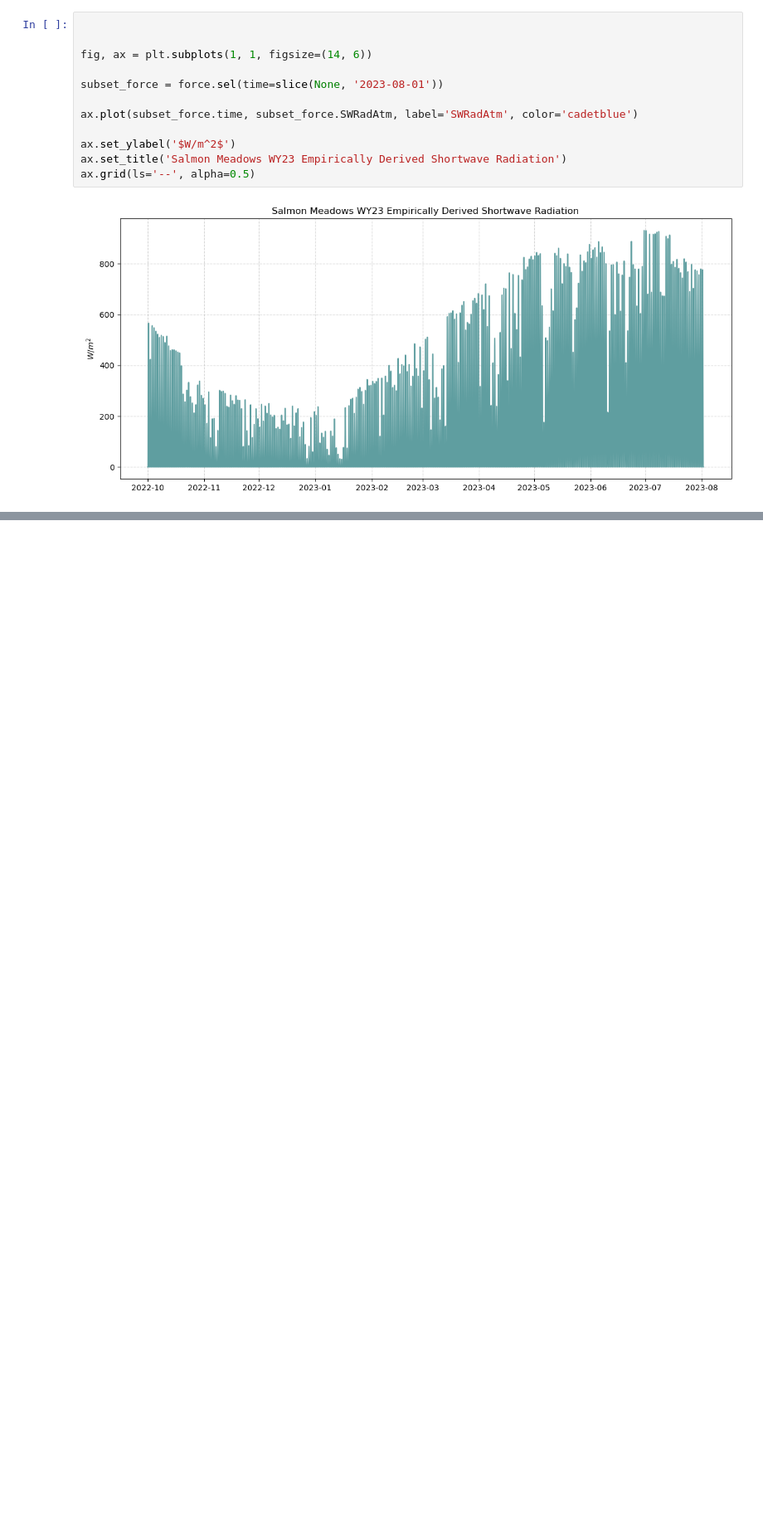
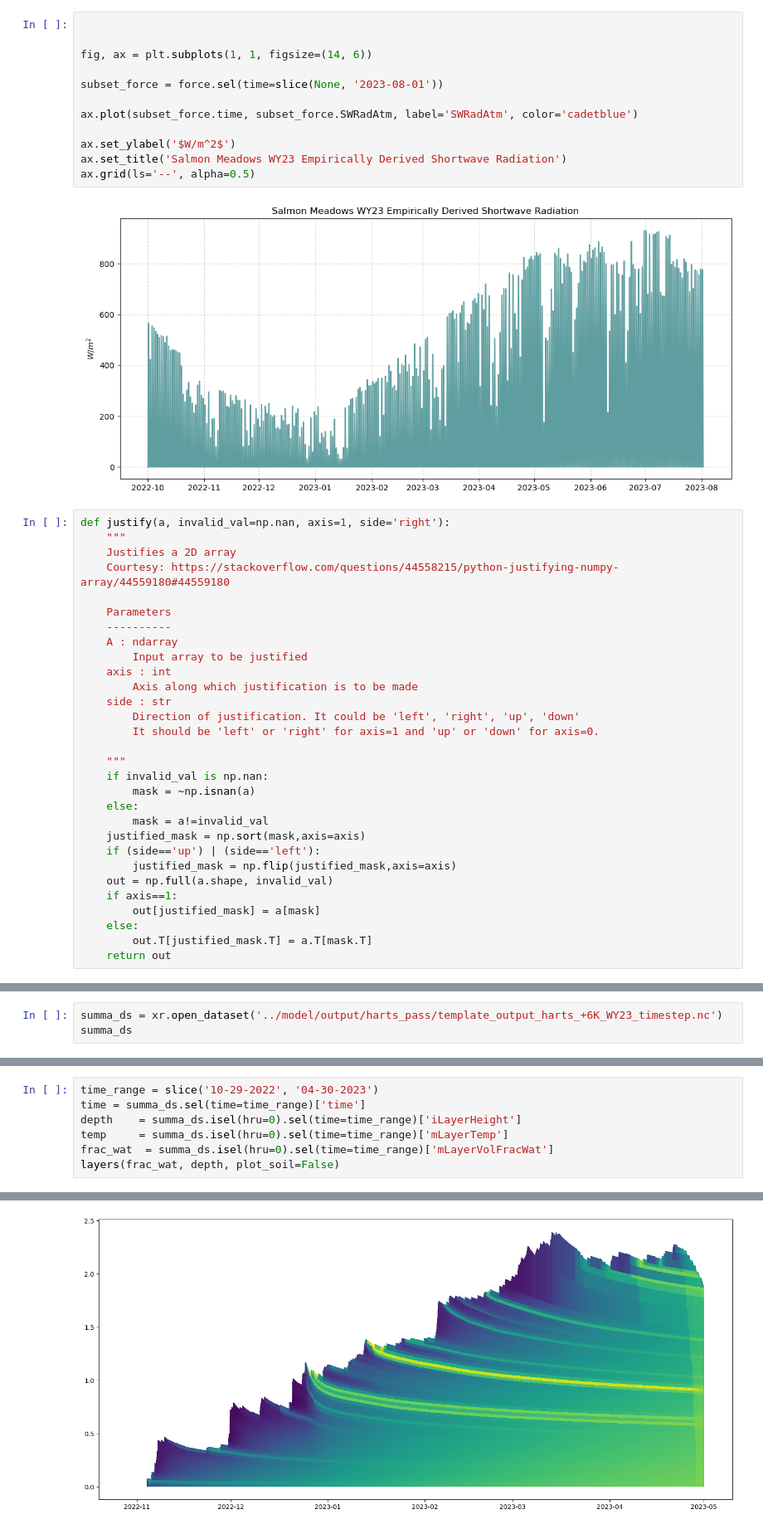
Before and after one commit to clinton-alden/summa, a Jupyter notebook: analysis/harts_analysis.ipynb, the cells around one changed output, grey strips where cells are left out. Shown at 83% size. Cells and saved outputs as stored; diff of their text form; blank space fills up the shorter version.

```diff
--- a/analysis/harts_analysis.ipynb
+++ b/analysis/harts_analysis.ipynb
@@ -132,3 +120,33 @@ ax.set_title('Salmon Meadows WY23 Empirically Derived Shortwave Radiation')
 ax.grid(ls='--', alpha=0.5)
 # %% [output]
 [figure]
+# %%
+def justify(a, invalid_val=np.nan, axis=1, side='right'):
+    """
+    Justifies a 2D array
+    Courtesy: https://stackoverflow.com/questions/44558215/python-justifying-numpy-array/44559180#44559180
+
+    Parameters
+    ----------
+    A : ndarray
+        Input array to be justified
+    axis : int
+        Axis along which justification is to be made
+    side : str
+        Direction of justification. It could be 'left', 'right', 'up', 'down'
+        It should be 'left' or 'right' for axis=1 and 'up' or 'down' for axis=0.
+
+    """
+    if invalid_val is np.nan:
+        mask = ~np.isnan(a)
+    else:
+        mask = a!=invalid_val
+    justified_mask = np.sort(mask,axis=axis)
+    if (side=='up') | (side=='left'):
+        justified_mask = np.flip(justified_mask,axis=axis)
+    out = np.full(a.shape, invalid_val)
+    if axis==1:
+        out[justified_mask] = a[mask]
+    else:
+        out.T[justified_mask.T] = a.T[mask.T]
+    return out
@@ -134,0 +258,3 @@ ax.grid(ls='--', alpha=0.5)
+# %%
+summa_ds = xr.open_dataset('../model/output/harts_pass/template_output_harts_+6K_WY23_timestep.nc')
+summa_ds
@@ -134,0 +279,8 @@ ax.grid(ls='--', alpha=0.5)
+# %%
+time_range = slice('10-29-2022', '04-30-2023')
+time = summa_ds.sel(time=time_range)['time']
+depth    = summa_ds.isel(hru=0).sel(time=time_range)['iLayerHeight']
+temp     = summa_ds.isel(hru=0).sel(time=time_range)['mLayerTemp']
+frac_wat  = summa_ds.isel(hru=0).sel(time=time_range)['mLayerVolFracWat']
+layers(frac_wat, depth, plot_soil=False)
+# %% [output]
@@ -134,0 +288 @@ ax.grid(ls='--', alpha=0.5)
+[figure, added]
```
Also changed, not shown: parts of 13 cells of this notebook, 1 other file.
